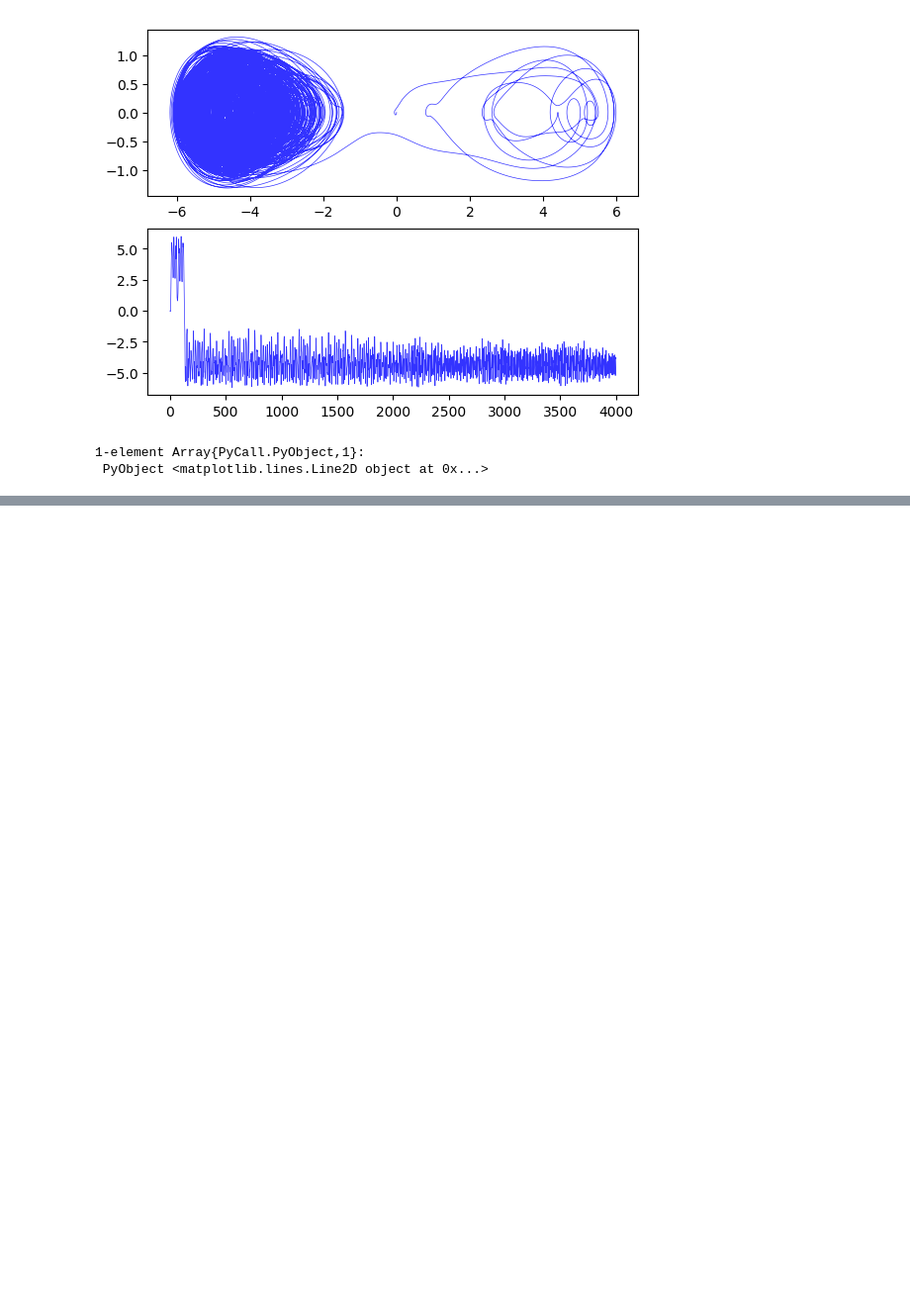
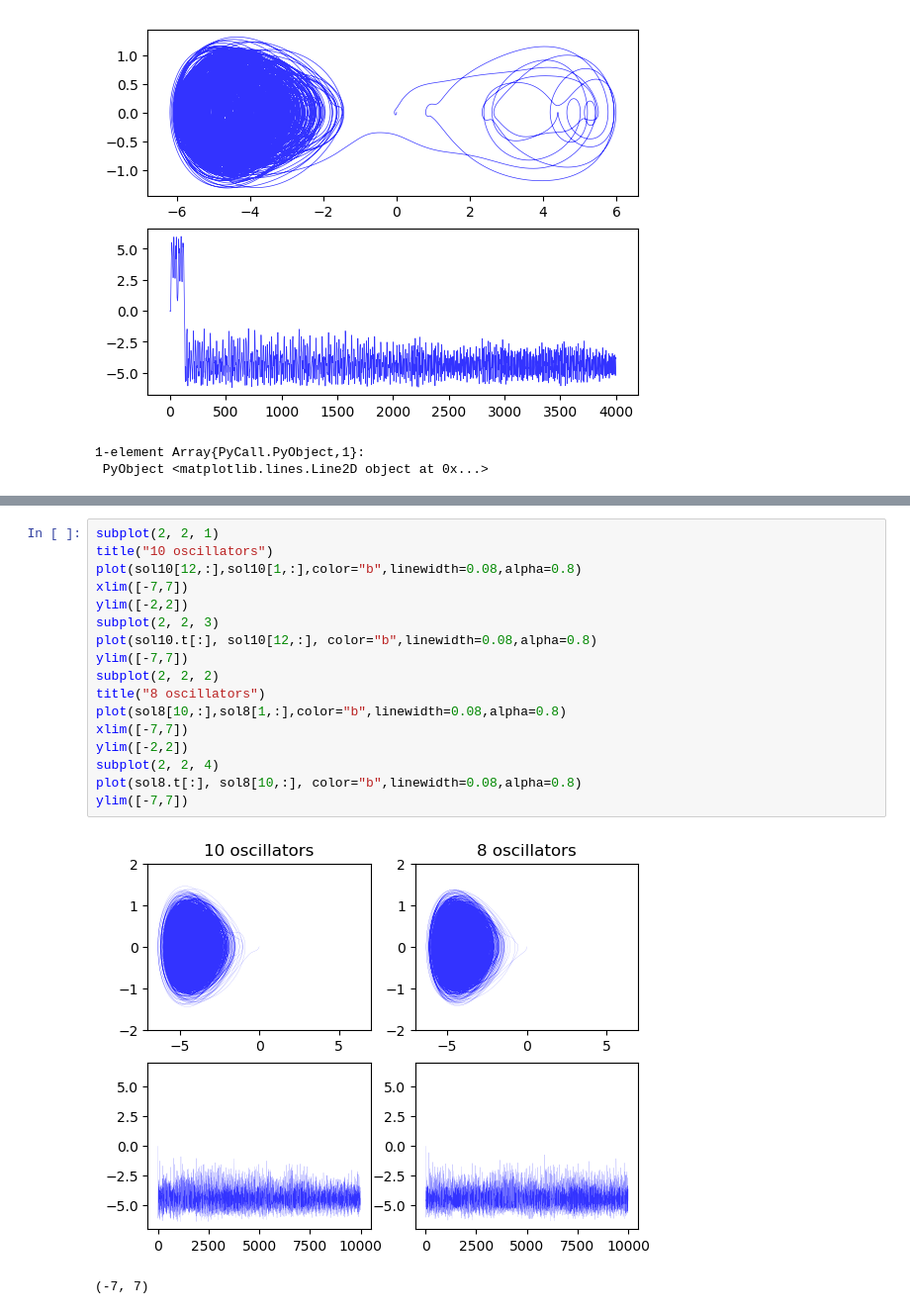
Before and after one commit to spenam/thesis_codes_git, a Jupyter notebook: Evolutions.ipynb, the cells around one changed output, grey strips where cells are left out. Shown at 99% size. Drawn from its saved outputs; the diff is of its cells as text; blank space fills up the shorter version.

```diff
--- a/Evolutions.ipynb
+++ b/Evolutions.ipynb
@@ -654,0 +747,20 @@ initial_position[:]
+# %%
+subplot(2, 2, 1)
+title("10 oscillators")
+plot(sol10[12,:],sol10[1,:],color="b",linewidth=0.08,alpha=0.8)
+xlim([-7,7])
+ylim([-2,2])
+subplot(2, 2, 3)
+plot(sol10.t[:], sol10[12,:], color="b",linewidth=0.08,alpha=0.8)
+ylim([-7,7])
+subplot(2, 2, 2)
+title("8 oscillators")
+plot(sol8[10,:],sol8[1,:],color="b",linewidth=0.08,alpha=0.8)
+xlim([-7,7])
+ylim([-2,2])
+subplot(2, 2, 4)
+plot(sol8.t[:], sol8[10,:], color="b",linewidth=0.08,alpha=0.8)
+ylim([-7,7])
+# %% [output]
+[figure, added]
+(-7, 7)
```
Also changed, not shown: parts of 12 cells of this notebook, 1 other file.
